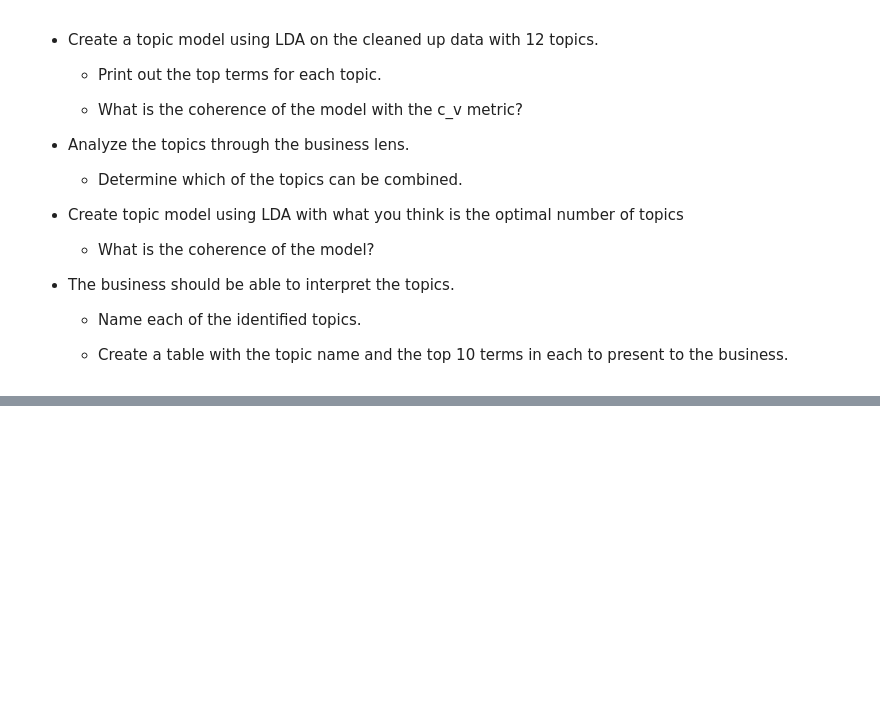
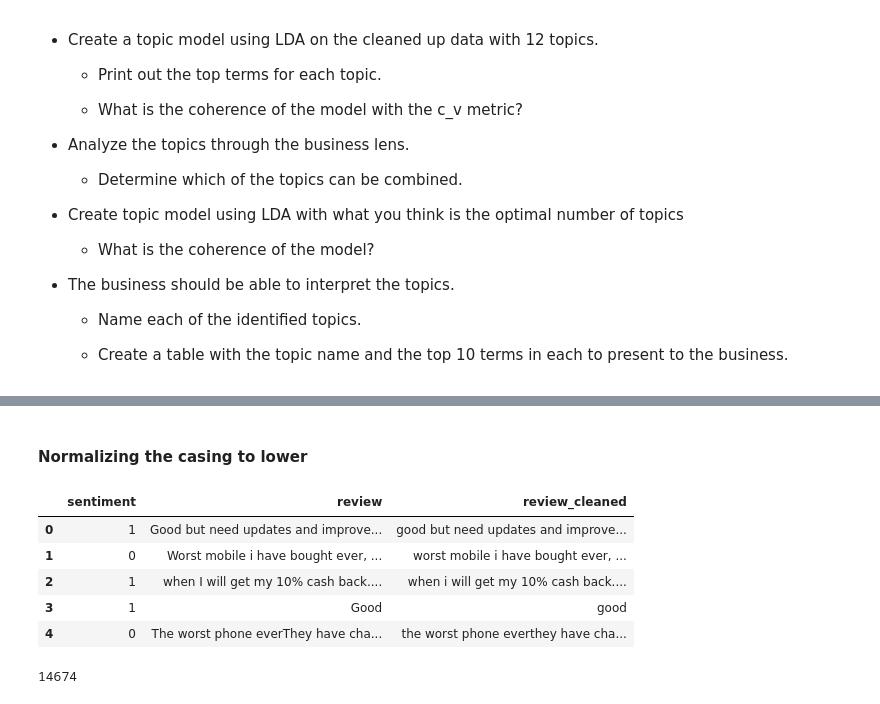
Before and after one commit to snbhattacharjya/Simplilearn, a Jupyter notebook: NLP/Project1-Topic Analysis/Topic Analysis of Review Data.ipynb, the cells around one changed output, grey strips where cells are left out. Saved outputs shown, nothing was run; the diff lists cells and outputs as text; code cells hidden in the pictures; blank space fills up the shorter version.

```diff
--- a/NLP/Project1-Topic Analysis/Topic Analysis of Review Data.ipynb
+++ b/NLP/Project1-Topic Analysis/Topic Analysis of Review Data.ipynb
@@ -71,0 +78,2 @@ Perform specific cleanup, POS tagging, and restricting to relevant POS tags, the
+# %%
+data = pd.read_csv('K8 Reviews v0.2.csv')
@@ -71,0 +101,13 @@ Perform specific cleanup, POS tagging, and restricting to relevant POS tags, the
+# %% [markdown]
+#### Normalizing the casing to lower
+# %%
+data['review_cleaned'] = data['review'].apply(lambda review: review.lower())
+# %%
+data.head()
+# %% [output]
+|  | sentiment | review | review_cleaned |
+| 0 | 1 | Good but need updates and improve... | good but need updates and improve... |
+| 1 | 0 | Worst mobile i have bought ever, ... | worst mobile i have bought ever, ... |
+| 2 | 1 | when I will get my 10% cash back.... | when i will get my 10% cash back.... |
+| 3 | 1 | Good | good |
+| 4 | 0 | The worst phone everThey have cha... | the worst phone everthey have cha... |
@@ -71,0 +118,4 @@ Perform specific cleanup, POS tagging, and restricting to relevant POS tags, the
+# %%
+len(reviews)
+# %% [output]
+14674
```
Also changed, not shown: parts of 23 cells of this notebook.
